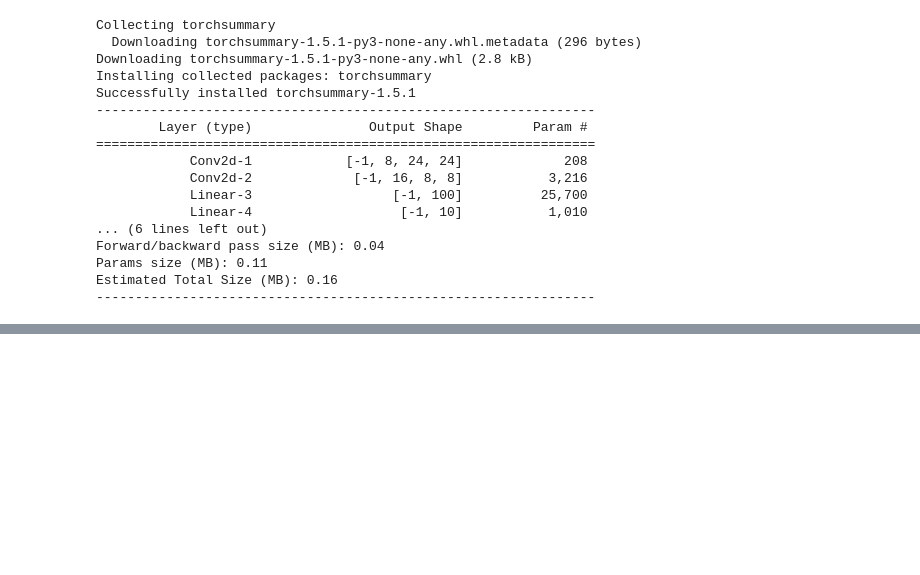
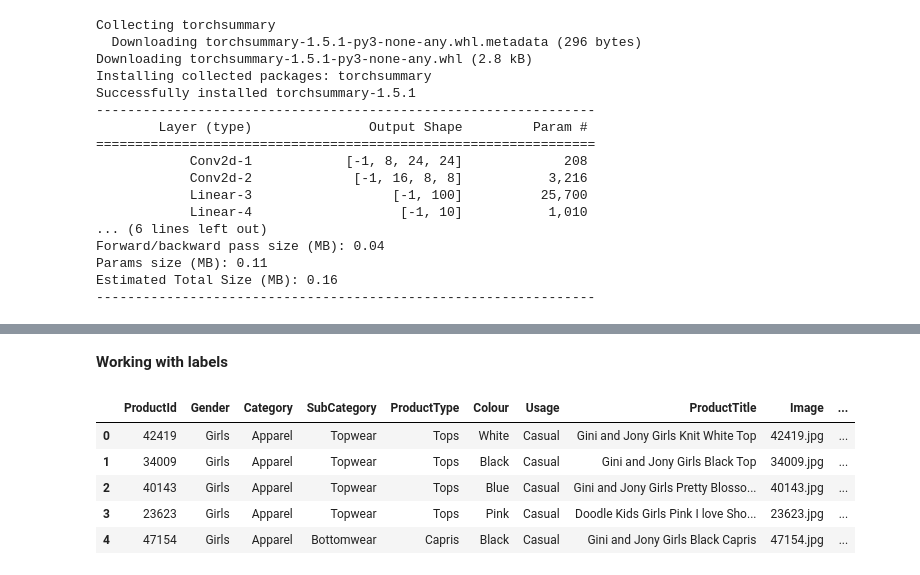
Before and after one commit to AleksandrMorozov123/Computer-vision-with-PyTorch, a Jupyter notebook: computer-vision-with-pytorch.ipynb, the cells around one changed output, grey strips where cells are left out. Saved outputs shown, nothing was run; the diff lists cells and outputs as text; code cells hidden in the pictures; blank space fills up the shorter version.

```diff
--- a/computer-vision-with-pytorch.ipynb
+++ b/computer-vision-with-pytorch.ipynb
@@ -459,0 +460,15 @@ epoch: 4, train loss: 0.291774, val_loss: 0.374358, accuracy: 87.15
+# %% [markdown]
+**Working with labels**
+# %%
+import pandas as pd
+
+path2csv = '/kaggle/input/fashion-images/data/fashion.csv'
+labels_df = pd.read_csv (path2csv)
+labels_df.head ()
+# %% [output]
+|  | ProductId | Gender | Category | SubCategory | ProductType | Colour | Usage | ProductTitle | Image | ... |
+| 0 | 42419 | Girls | Apparel | Topwear | Tops | White | Casual | Gini and Jony Girls Knit White Top | 42419.jpg | ... |
+| 1 | 34009 | Girls | Apparel | Topwear | Tops | Black | Casual | Gini and Jony Girls Black Top | 34009.jpg | ... |
+| 2 | 40143 | Girls | Apparel | Topwear | Tops | Blue | Casual | Gini and Jony Girls Pretty Blosso... | 40143.jpg | ... |
+| 3 | 23623 | Girls | Apparel | Topwear | Tops | Pink | Casual | Doodle Kids Girls Pink I love Sho... | 23623.jpg | ... |
+| 4 | 47154 | Girls | Apparel | Bottomwear | Capris | Black | Casual | Gini and Jony Girls Black Capris | 47154.jpg | ... |
```
Also changed, not shown: parts of 6 cells of this notebook.
